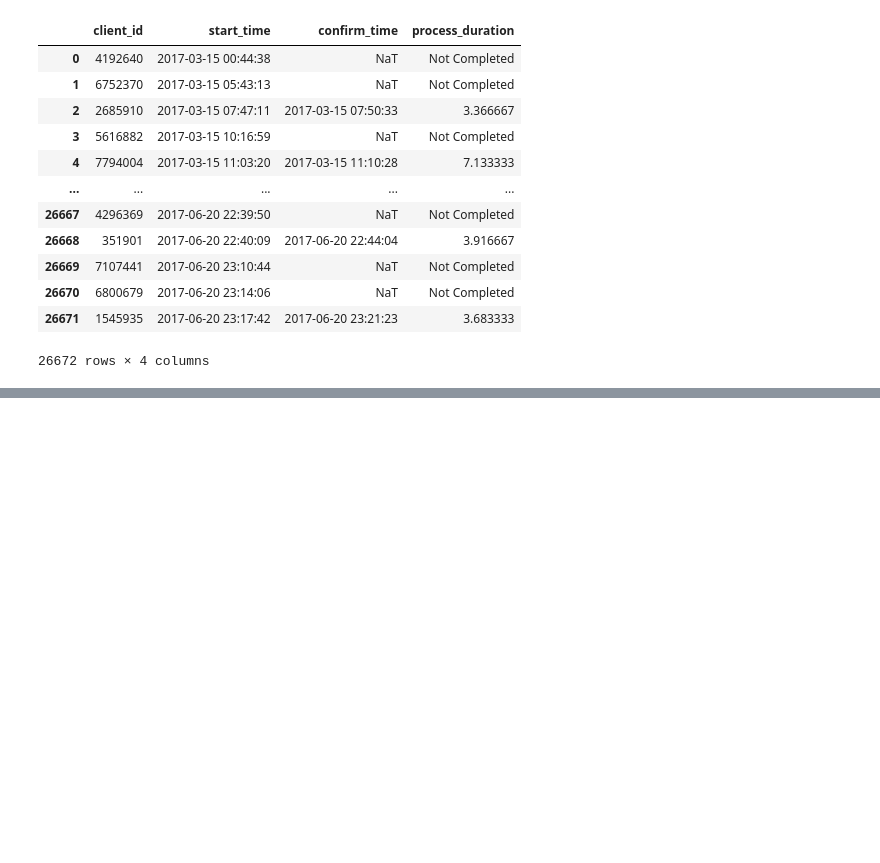
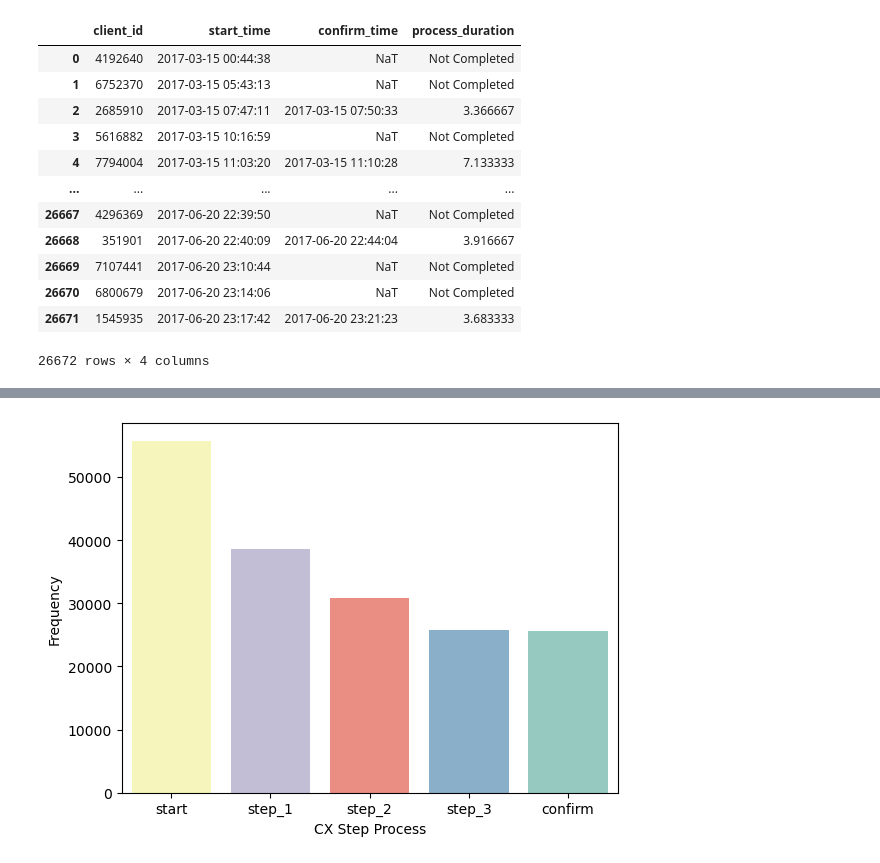
Before and after one commit to amirrezakamkar/2nd_project, a Jupyter notebook: notebooks/Test_group.ipynb, the cells around one changed output, grey strips where cells are left out. Cells and saved outputs as stored; diff of their text form; code cells hidden in the pictures; blank space fills up the shorter version.

```diff
--- a/notebooks/Test_group.ipynb
+++ b/notebooks/Test_group.ipynb
@@ -119,0 +210,5 @@ merged_df[['client_id', 'start_time', 'confirm_time', 'process_duration']]
+# %%
+my_table = pd.crosstab(index = df["process_step"],  # Make a crosstab
+                              columns="count")      # Name the count column
+my_table
+(my_table/my_table.sum()).round(2)
@@ -119,0 +246,9 @@ merged_df[['client_id', 'start_time', 'confirm_time', 'process_duration']]
+# %%
+fig, axes = plt.subplots()
+sns.barplot(x=my_table.index, y=my_table["count"], palette="Set3",hue=my_table.index, legend=False
+            ,order=['start', 'step_1', 'step_2','step_3','confirm'],ax=axes)
+axes.set_ylabel("Frequency")
+axes.set_xlabel("CX Step Process")
+plt.show()
+# %% [output]
+[figure, added]
```
Also changed, not shown: parts of 51 cells of this notebook, 2 other files.
